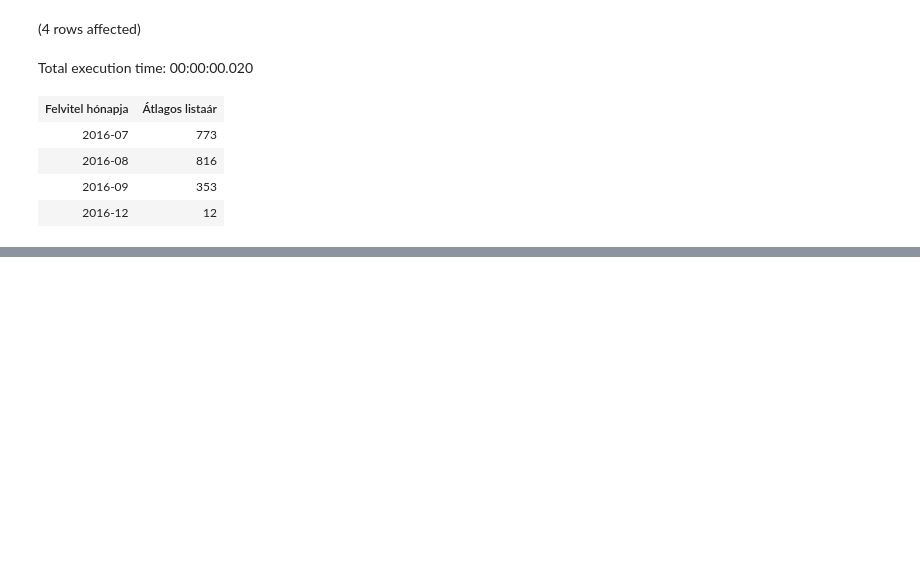
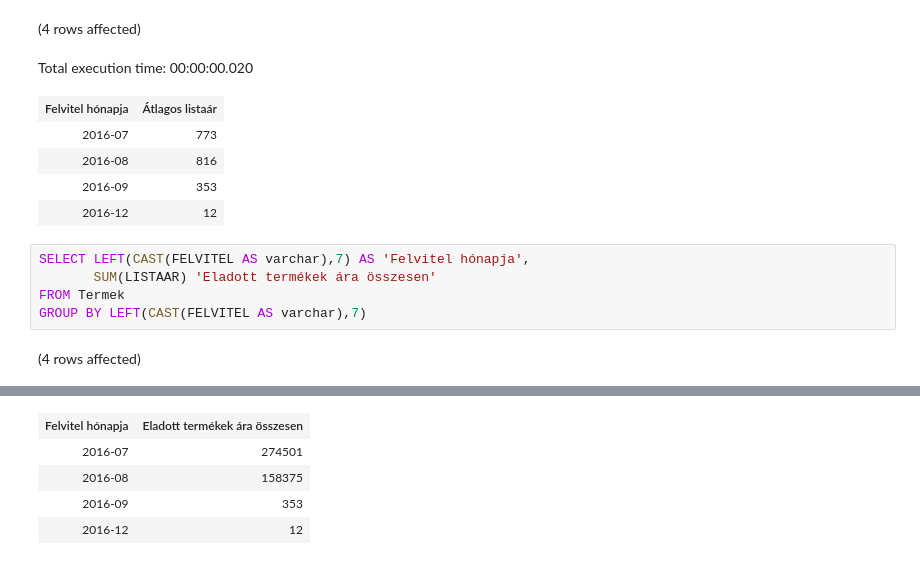
Before and after one commit to gergyemartin/adatbazis_gyak1, a Jupyter notebook: hazi_feladat.ipynb, the cells around one changed output, grey strips where cells are left out. Cells and saved outputs as stored; diff of their text form; blank space fills up the shorter version.

```diff
--- a/hazi_feladat.ipynb
+++ b/hazi_feladat.ipynb
@@ -49,3 +50,10 @@ Total execution time: 00:00:00.020
 | 2016-08 | 816 |
 | 2016-09 | 353 |
 | 2016-12 | 12 |
+# %%
+SELECT LEFT(CAST(FELVITEL AS varchar),7) AS 'Felvitel hónapja',
+       SUM(LISTAAR) 'Eladott termékek ára összesen'
+FROM Termek
+GROUP BY LEFT(CAST(FELVITEL AS varchar),7)
+# %% [output]
+(4 rows affected)
@@ -51,0 +61,5 @@ Total execution time: 00:00:00.020
+| Felvitel hónapja | Eladott termékek ára összesen |
+| 2016-07 | 274501 |
+| 2016-08 | 158375 |
+| 2016-09 | 353 |
+| 2016-12 | 12 |
```
Also changed, not shown: parts of 2 cells of this notebook.
